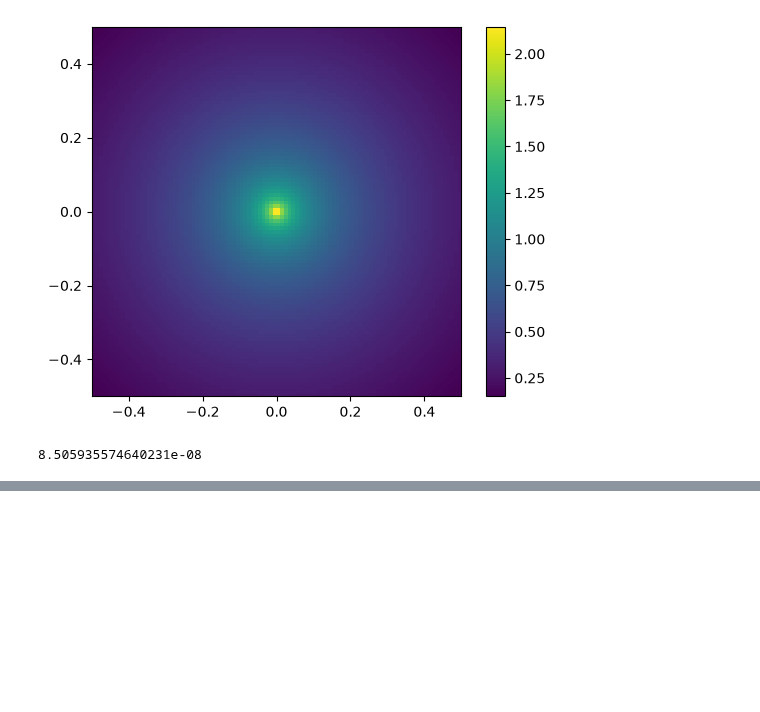
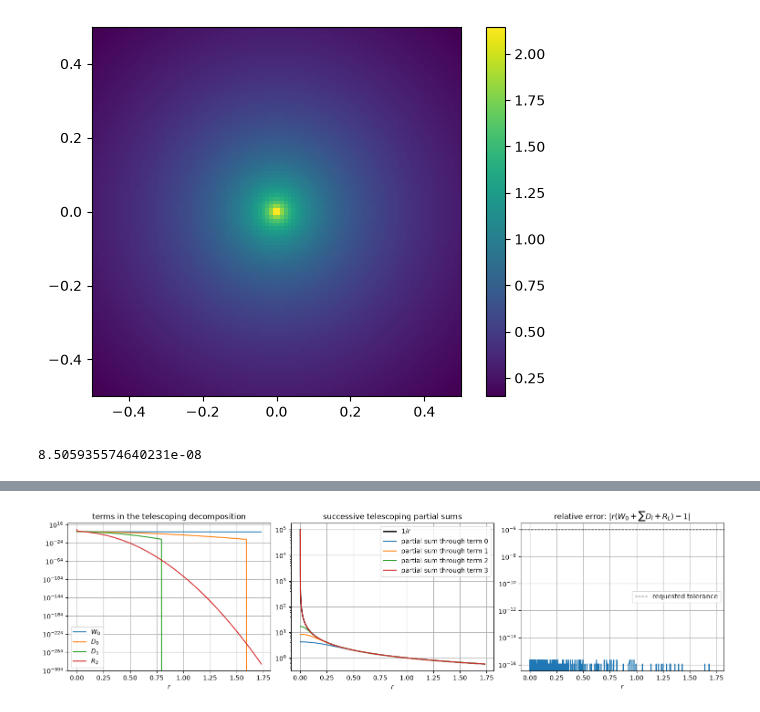
Before and after one commit to inducer/fast-alg-ie-notes, a Jupyter notebook: demos/rank_smoothness/Dual-Space Methods.ipynb, the cells around one changed output, grey strips where cells are left out. Saved outputs shown, nothing was run; the diff lists cells and outputs as text; code cells hidden in the pictures; blank space fills up the shorter version.

```diff
--- a/demos/rank_smoothness/Dual-Space Methods.ipynb
+++ b/demos/rank_smoothness/Dual-Space Methods.ipynb
@@ -238,0 +346,28 @@ fquad.k.shape
+# %%
+fig, axes = plt.subplots(1, 3, figsize=(15, 4), constrained_layout=True)
+for name, component in zip(
+        [r"$W_0$", *[rf"$D_{level}$" for level in range(nlevels)],
+         rf"$R_{nlevels}$"], components):
+    axes[0].semilogy(r, component, label=name)
+axes[0].set_title("terms in the telescoping decomposition")
+axes[0].set_xlabel(r"$r$")
+axes[0].legend()
+
+axes[1].semilogy(r, 1.0 / r, "k", lw=2, label=r"$1/r$")
+for level, partial_sum in enumerate(partial_sums):
+    axes[1].semilogy(r, partial_sum, label=rf"partial sum through term {level}")
+axes[1].set_title("successive telescoping partial sums")
+axes[1].set_xlabel(r"$r$")
+axes[1].legend()
+
+axes[2].semilogy(r, relative_error)
+axes[2].axhline(tolerance, color="k", ls="--", lw=1,
+                label="requested tolerance")
+axes[2].set_title(r"relative error: $|r(W_0 + \sum D_l + R_L)-1|$")
+axes[2].set_xlabel(r"$r$")
+axes[2].legend()
+
+for ax in axes:
+    ax.grid()
+# %% [output]
+[figure, added]
```
Also changed, not shown: parts of 7 cells of this notebook.
